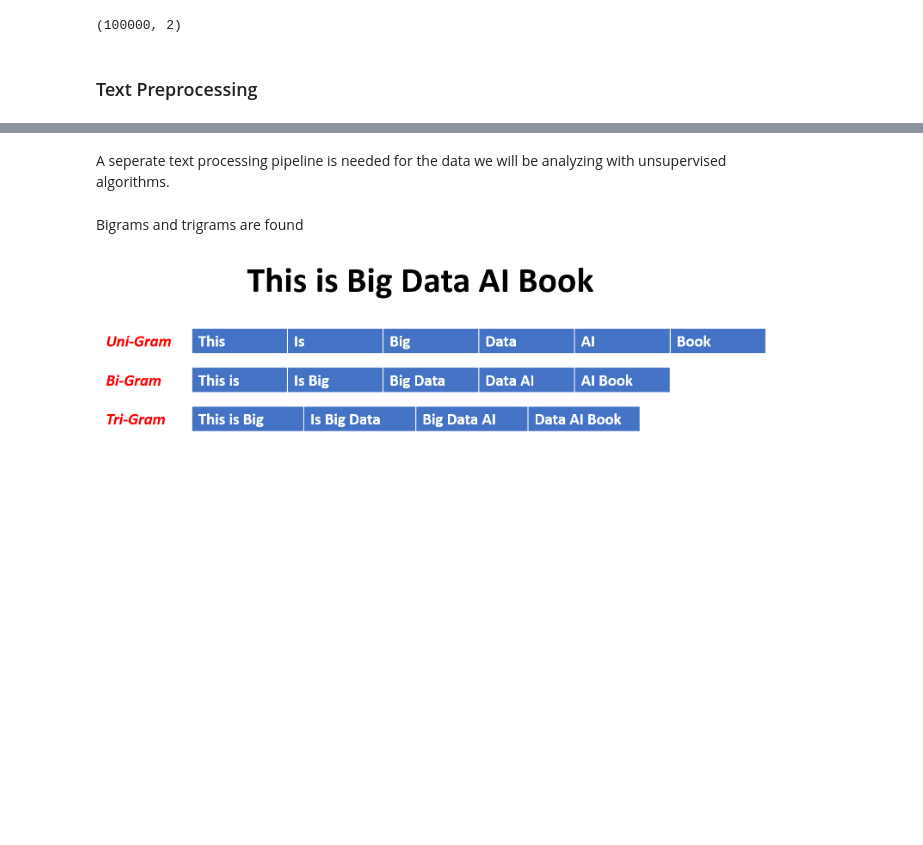
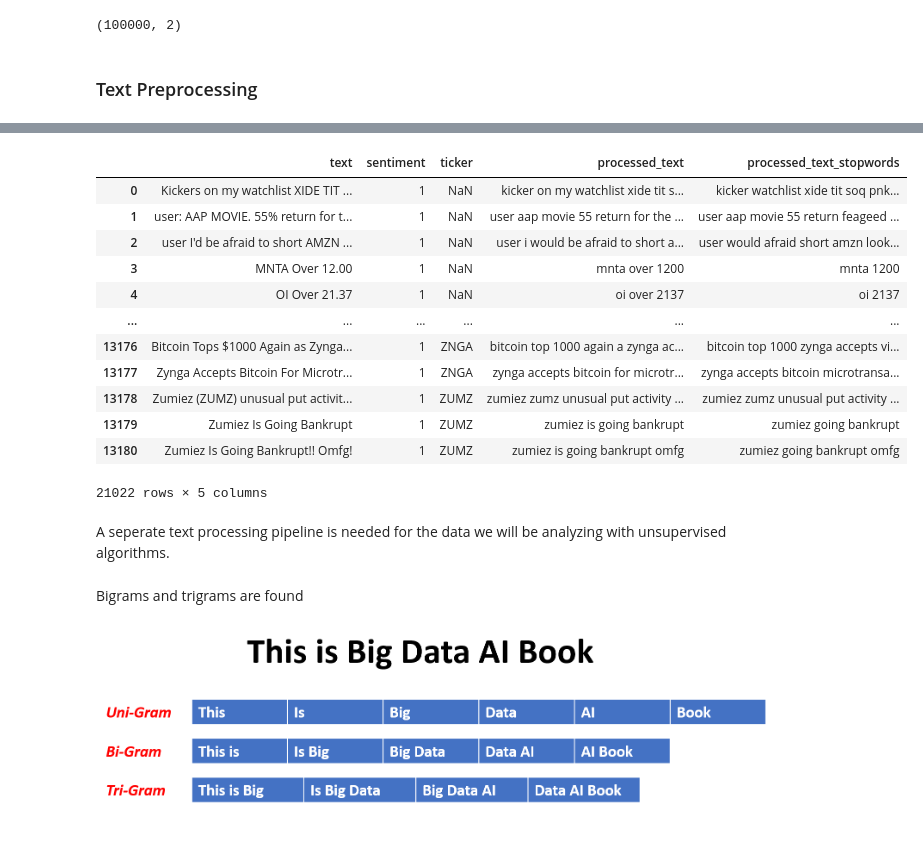
Before and after one commit to ctezna/notebooks, a Jupyter notebook: docstore_preprocessed_processed.ipynb, the cells around one changed output, grey strips where cells are left out. Saved outputs shown, nothing was run; the diff lists cells and outputs as text; code cells hidden in the pictures; blank space fills up the shorter version.

```diff
--- a/docstore_preprocessed_processed.ipynb
+++ b/docstore_preprocessed_processed.ipynb
@@ -516,3 +547,5 @@ Name: sentiment, dtype: int64
+# %%
+companyNewsDf = companyNewsDf[companyNewsDf['sentiment'] != 2]
 # %% [markdown]
 Remove unneeded columns
 # %%
@@ -527,9 +560,11 @@ twitterDf = twitterSentDf[['tweet', 'sentiment']]
 twitterDf.columns = ['text', 'sentiment']
 # %%
 #dfs = [financialDf, movieReviewDf, twitterDf.sample(frac=1, random_state=rnd_st)[:model_data_size]]
+financial_dfs = [financialDf, companyNewsDf]
 dfs = [twitterDf.sample(frac=1, random_state=rnd_st)[:model_data_size]]
 # %%
 model_data = pd.concat(dfs)
+model_data_financial = pd.concat(financial_dfs)
 model_data.shape
 # %% [output]
 (100000, 2)
@@ -625,4 +660,7 @@ def preprocessing(text, stopwords=True, stem=False, lem=False):
 %%time
 model_data['processed_text'] = preprocessing(model_data.text, False, False, True)
 model_data['processed_text_stopwords'] = preprocessing(model_data.text, True, False, True)
+
+model_data_financial['processed_text'] = preprocessing(model_data_financial.text, False, False, True)
+model_data_financial['processed_text_stopwords'] = preprocessing(model_data_financial.text, True, False, True)
 # %% [output]
@@ -647,3 +669,19 @@ model_data
+# %%
+model_data_financial
+# %% [output]
+|  | text | sentiment | ticker | processed_text | processed_text_stopwords |
+| 0 | Kickers on my watchlist XIDE TIT ... | 1 | NaN | kicker on my watchlist xide tit s... | kicker watchlist xide tit soq pnk... |
+| 1 | user: AAP MOVIE. 55% return for t... | 1 | NaN | user aap movie 55 return for the ... | user aap movie 55 return feageed ... |
+| 2 | user I'd be afraid to short AMZN ... | 1 | NaN | user i would be afraid to short a... | user would afraid short amzn look... |
+| 3 | MNTA Over 12.00 | 1 | NaN | mnta over 1200 | mnta 1200 |
+| 4 | OI Over 21.37 | 1 | NaN | oi over 2137 | oi 2137 |
+| ... | ... | ... | ... | ... | ... |
+| 13176 | Bitcoin Tops $1000 Again as Zynga... | 1 | ZNGA | bitcoin top 1000 again a zynga ac... | bitcoin top 1000 zynga accepts vi... |
+| 13177 | Zynga Accepts Bitcoin For Microtr... | 1 | ZNGA | zynga accepts bitcoin for microtr... | zynga accepts bitcoin microtransa... |
+| 13178 | Zumiez (ZUMZ) unusual put activit... | 1 | ZUMZ | zumiez zumz unusual put activity ... | zumiez zumz unusual put activity ... |
+| 13179 | Zumiez Is Going Bankrupt | 1 | ZUMZ | zumiez is going bankrupt | zumiez going bankrupt |
+| 13180 | Zumiez Is Going Bankrupt!! Omfg! | 1 | ZUMZ | zumiez is going bankrupt omfg | zumiez going bankrupt omfg |
+21022 rows × 5 columns
 # %% [markdown]
 A seperate text processing pipeline is needed for the data we will be analyzing with unsupervised algorithms.
 # %%
```
Also changed, not shown: parts of 17 cells of this notebook.
